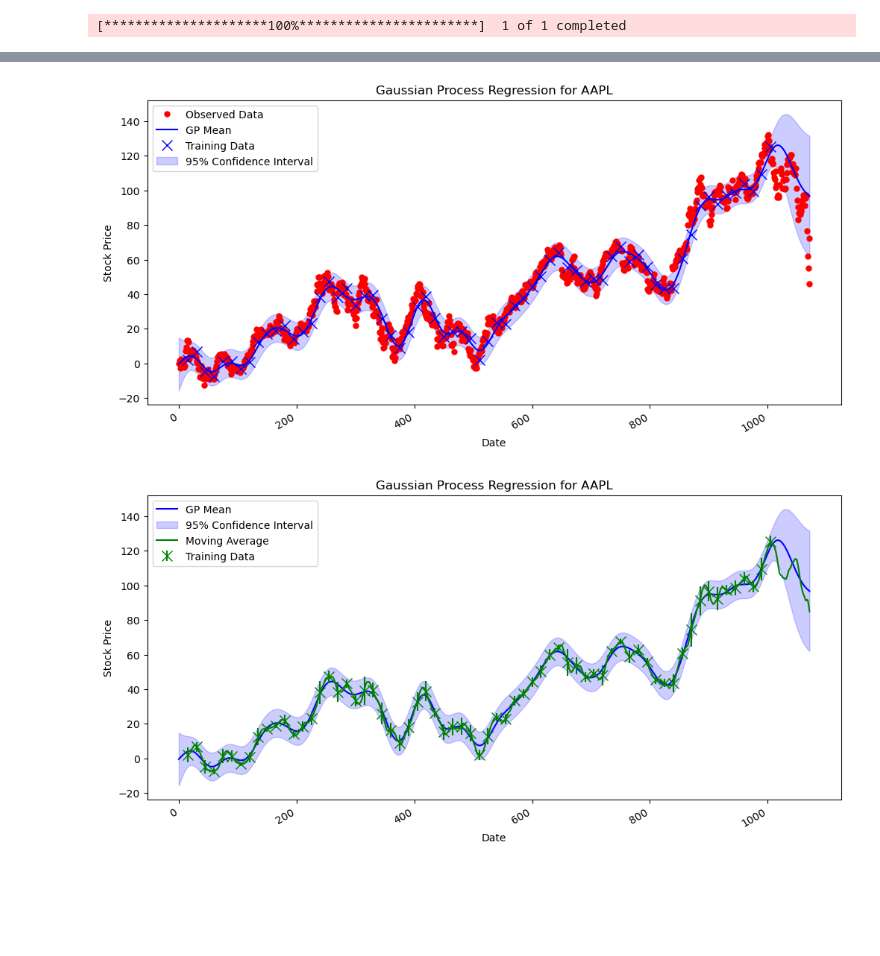
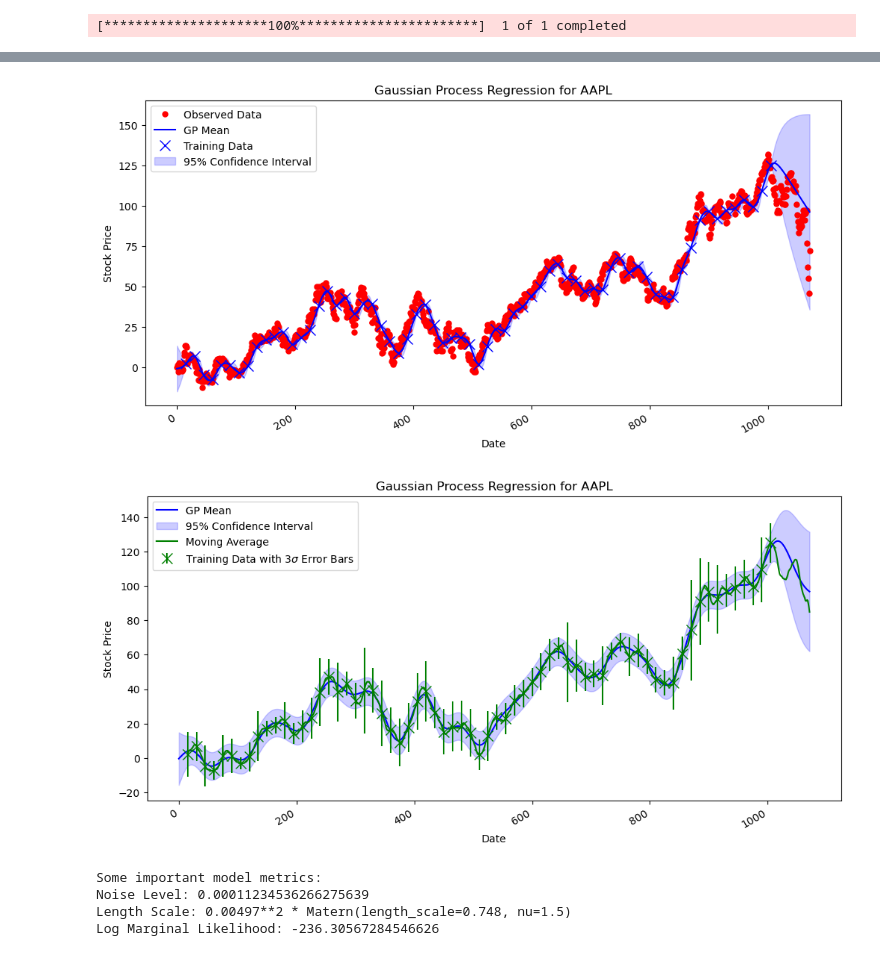
Before and after one commit to ni-phy/GPR_Stocks, a Jupyter notebook: gp_for_stocks.ipynb, the cells around one changed output, grey strips where cells are left out. Cells and saved outputs as stored; diff of their text form; code cells hidden in the pictures; blank space fills up the shorter version.

Commit message:
modified kernel to reduce correlation to further back data

```diff
--- a/gp_for_stocks.ipynb
+++ b/gp_for_stocks.ipynb
@@ -50,7 +67,9 @@ sparse_days = np.atleast_2d(sparse_days).T
 # %%
+#Our lower bound for the noise is the std of the data
+lower_bound = np.mean(sparse_std)
 # Create the Gaussian Process model
-kernel = 0.3*DotProduct()+0.3*RBF(length_scale=1e-2)  + 0.1*WhiteKernel(
-    noise_level=1e-2, noise_level_bounds=(1e-10, 1e1))
+kernel = 0.3*DotProduct()*(0.3*RBF(length_scale_bounds=(1e-1, 100.0),) + 0.3 * Matern(length_scale=1.0, length_scale_bounds=(1e-1, 100), nu=1.5)) + 0.1*WhiteKernel(
+    noise_level=lower_bound, noise_level_bounds=(lower_bound, 1e1))
 model = gp.GaussianProcessRegressor(kernel=kernel, n_restarts_optimizer=100)
 
 # Fit the model to the data
@@ -76,21 +95,31 @@ plt.legend()
 plt.gcf().autofmt_xdate()
 plt.show()
 # %% [output]
-[figure, old version]
+[figure, new version]
 # %%
 plt.figure(figsize=(12, 6))
 # plt.plot(days, data, 'r.', markersize=10, label='Observed Data')
 plt.plot(days, predictions[0], 'b-', label='GP Mean')
 plt.fill_between(np.arange(len(data)), predictions[0] - 1.96 * predictions[1], predictions[0] + 1.96 * predictions[1], alpha=0.2, color='blue', label='95% Confidence Interval')
-plt.errorbar(sparse_days, sparse_data, yerr=3*np.array(sparse_std), fmt='gx', markersize=10, label='Training Data with 3σ Error Bars')
+plt.errorbar(sparse_days, sparse_data, yerr=3*np.array(sparse_std), fmt='gx', markersize=10, label='Training Data with 3$\sigma$ Error Bars')
 plt.plot(days[day_avg:], SMA_data, 'g-', label='Moving Average')
 plt.title(f'Gaussian Process Regression for {index}')
 plt.xlabel('Date')
 plt.ylabel('Stock Price')
 plt.legend()
 # plt.gca().xaxis.set_major_formatter(mdates.DateFormatter('%Y-%m'))
 # plt.gca().xaxis.set_major_locator(mdates.MonthLocator())
 plt.gcf().autofmt_xdate()
 plt.show()
 # %% [output]
-[figure, old version]
+[figure, new version]
+# %%
+print('Some important model metrics:')
+print(f"Noise Level: {model.kernel_.k2.k2.get_params()['noise_level']}")
+print(f"Length Scale: {model.kernel_.k1.get_params()['k2']}")
+print(f"Log Marginal Likelihood: {model.log_marginal_likelihood(model.kernel_.theta)}")
+# %% [output]
+Some important model metrics:
+Noise Level: 0.00011234536266275639
+Length Scale: 0.00497**2 * Matern(length_scale=0.748, nu=1.5)
+Log Marginal Likelihood: -236.30567284546626
```
Also changed, not shown: parts of 2 cells of this notebook.
